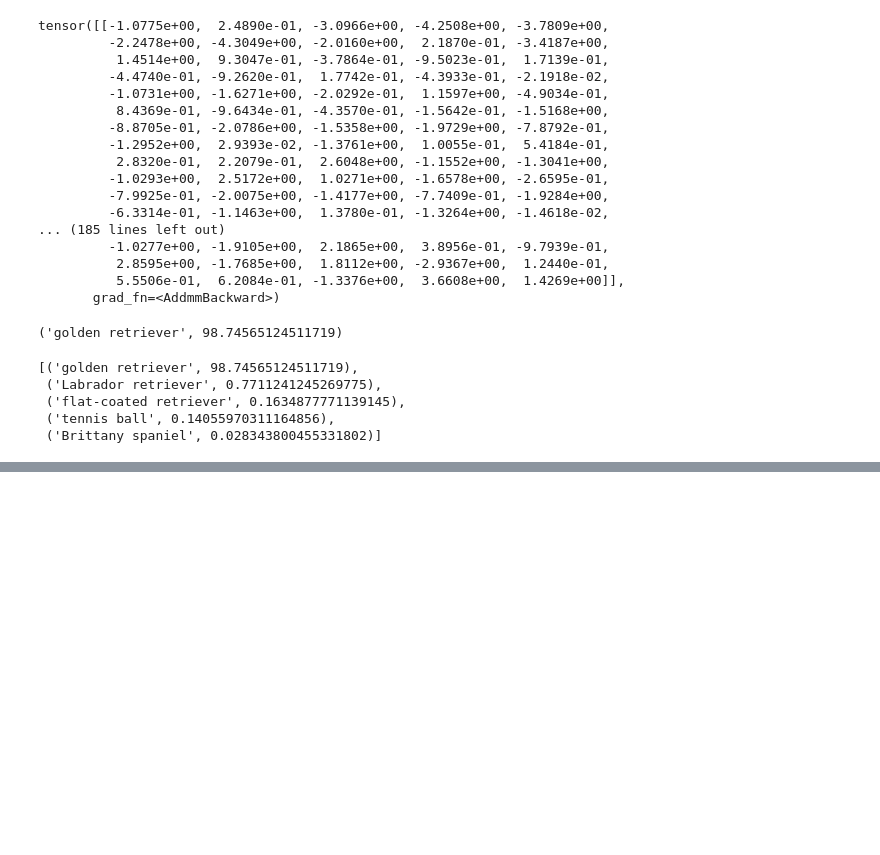
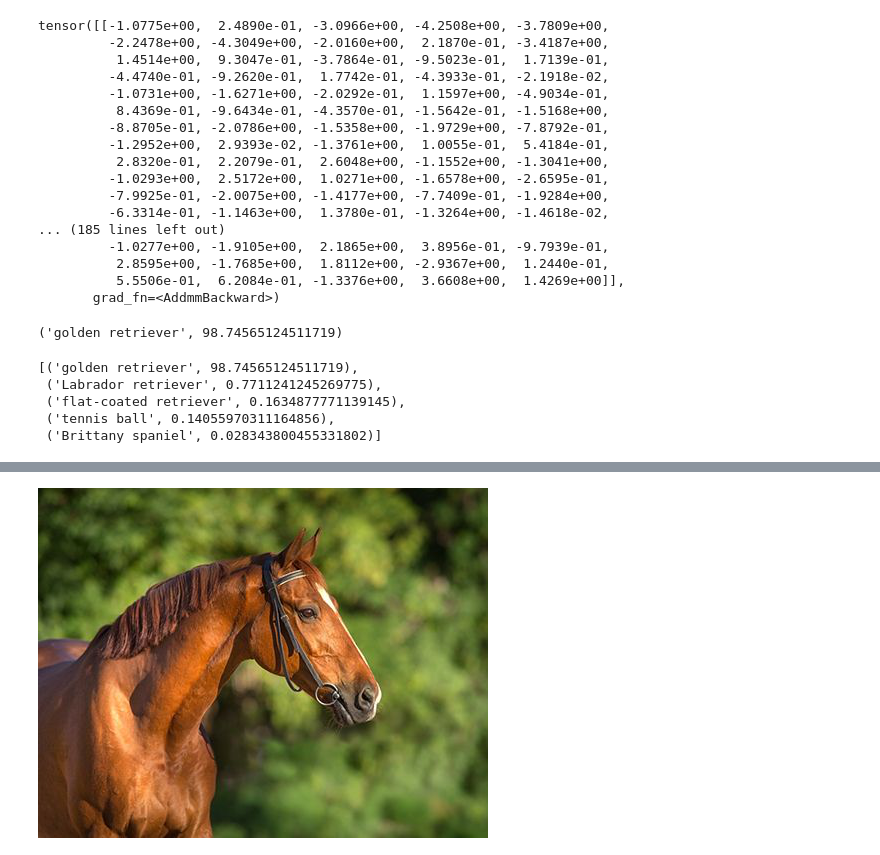
Before and after one commit to masoncusack/DeepLearningWithPyTorch, a Jupyter notebook: part1/notebooks/PretrainedVisionModels.ipynb, the cells around one changed output, grey strips where cells are left out. Drawn from its saved outputs; the diff is of its cells as text; code cells hidden in the pictures; blank space fills up the shorter version.

Commit message:
cyclegan example complete

```diff
--- a/part1/notebooks/PretrainedVisionModels.ipynb
+++ b/part1/notebooks/PretrainedVisionModels.ipynb
@@ -177,0 +310,12 @@ _, indices = torch.sort(out, descending=True)
+# %%
+# Ready horse image for inference (transformation)
+
+preprocess = transforms.Compose([
+    transforms.Resize(256),
+    transforms.ToTensor()
+])
+
+img = Image.open("../data/cyclegan/horse.jpg")
+img
+# %% [output]
+[figure, added]
```
Also changed, not shown: parts of 13 cells of this notebook, 4 other files.
